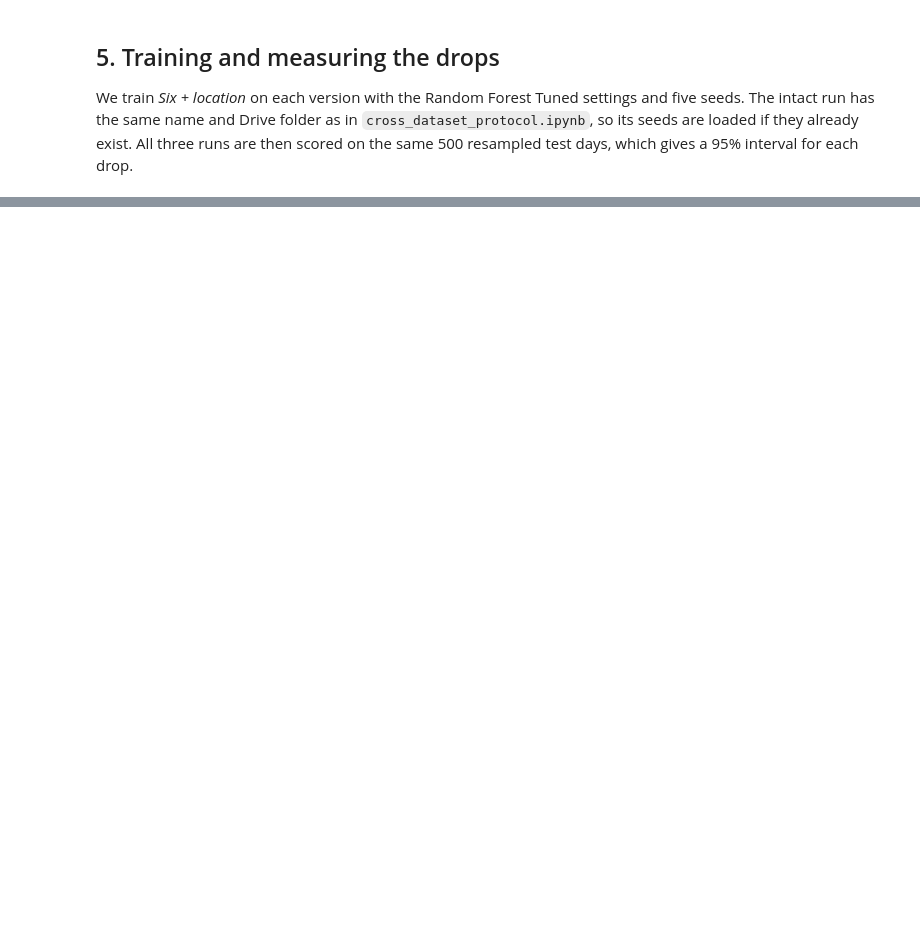
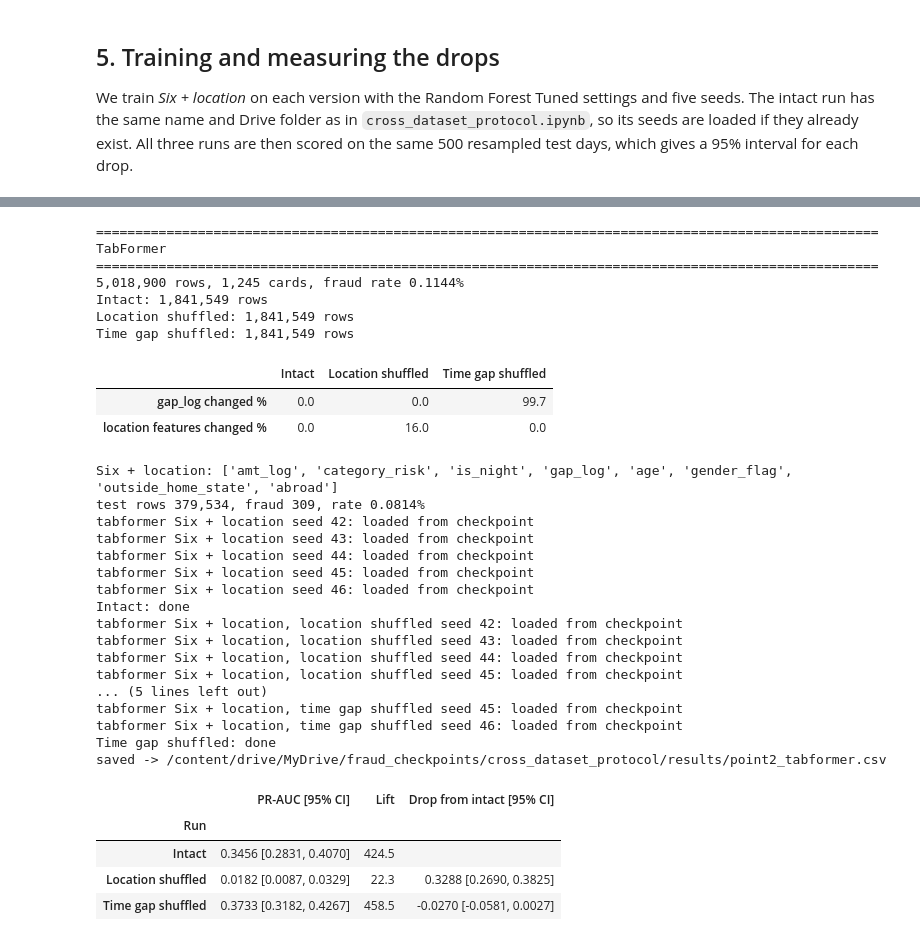
Before and after one commit to subbareddypullalacheruvu/Major-Project-Robust-Fraud-Detection-with-Spatial-Temporal-Features-and-Class-Imbalance-Learning-, a Jupyter notebook: notebooks/shuffle_tests.ipynb, the cells around one changed output, grey strips where cells are left out. Cells and saved outputs as stored; diff of their text form; code cells hidden in the pictures; blank space fills up the shorter version.

```diff
--- a/notebooks/shuffle_tests.ipynb
+++ b/notebooks/shuffle_tests.ipynb
@@ -320,17 +305,3 @@ test rows 555,719, fraud 2,145, rate 0.3860%
 # %% [markdown]
 ## 5. Training and measuring the drops
 We train *Six + location* on each version with the Random Forest Tuned settings and five seeds. The intact run has the same name and Drive folder as in `cross_dataset_protocol.ipynb`, so its seeds are loaded if they already exist. All three runs are then scored on the same 500 resampled test days, which gives a 95% interval for each drop.
-# %%
-# 5.1 Train Six + location on each version (five seeds, threshold chosen on validation)
-def make_rf(n_features):
-    return lambda s: RandomForestClassifier(n_estimators=N_TREES, max_features=min(3, n_features),
-                                            min_samples_leaf=5, random_state=s, n_jobs=-1)
-
-RUN_NAMES = {'Intact': f'{DATASET} Six + location',                   # same name as cross_dataset_protocol.ipynb
-             'Location shuffled': f'{DATASET} Six + location, location shuffled',
-             'Time gap shuffled': f'{DATASET} Six + location, time gap shuffled'}
-runs = {}
-for name, (a, b, c) in splits.items():
-    runs[name] = run_seeds(RUN_NAMES[name], make_rf(len(FEATURES)),
-                           a[FEATURES], a['_y'], b[FEATURES], b['_y'], c[FEATURES], SEEDS,
-                           checkpoint_dir=CHECKPOINT_DIR)
@@ -395,0 +355,34 @@ saved -> /content/drive/MyDrive/fraud_checkpoints/cross_dataset_protocol/results
+# %%
+# 6.1 One dataset after another
+os.makedirs('results', exist_ok=True)
+for ds in DATASETS:
+    print('=' * 100, f'\n{NAMES[ds]}\n' + '=' * 100)
+    d, _, _ = LOADERS[ds]()
+    print(f'{len(d):,} rows, {d["_card"].nunique():,} cards, fraud rate {d["_y"].mean():.4%}')
+    base = prepare_base(d)
+    del d; gc.collect()
+
+    versions = {}
+    for name, shuffle in [('Intact', None), ('Location shuffled', 'location'), ('Time gap shuffled', 'time')]:
+        versions[name], location = build(base, ds, shuffle)
+        print(f'{name}: {len(versions[name]):,} rows')
+    del base; gc.collect()
+    display(shuffle_check(versions, location))
+
+    features = SIX + [c for c in location if c not in SIX]
+    print('Six + location:', features)
+    splits = {name: split(x, ds) for name, x in versions.items()}
+    del versions; gc.collect()
+    y_test = splits['Intact'][2]['_y']
+    for a, b, c in splits.values():
+        assert (c['_y'].values == y_test.values).all()
+    print(f'test rows {len(y_test):,}, fraud {int(y_test.sum()):,}, rate {y_test.mean():.4%}')
+
+    result = train_and_compare(splits, ds, features)
+    out = f"{RESULTS_DIR}/point2_{ds}{'_quick' if QUICK else ''}.csv"
+    result.to_csv(out, index=False)
+    result.to_csv(f"results/point2_{ds}{'_quick' if QUICK else ''}.csv", index=False)
+    print('saved ->', out)
+    display(results_table(result))
+    del splits; gc.collect()
+# %% [output]
@@ -396 +421,33 @@ saved -> /content/drive/MyDrive/fraud_checkpoints/cross_dataset_protocol/results
+====================================================================================================
+TabFormer
+====================================================================================================
+5,018,900 rows, 1,245 cards, fraud rate 0.1144%
+Intact: 1,841,549 rows
+Location shuffled: 1,841,549 rows
+Time gap shuffled: 1,841,549 rows
+|  | Intact | Location shuffled | Time gap shuffled |
+| gap_log changed % | 0.0 | 0.0 | 99.7 |
+| location features changed % | 0.0 | 16.0 | 0.0 |
+Six + location: ['amt_log', 'category_risk', 'is_night', 'gap_log', 'age', 'gender_flag', 'outside_home_state', 'abroad']
+test rows 379,534, fraud 309, rate 0.0814%
+tabformer Six + location seed 42: loaded from checkpoint
+tabformer Six + location seed 43: loaded from checkpoint
+tabformer Six + location seed 44: loaded from checkpoint
+tabformer Six + location seed 45: loaded from checkpoint
+tabformer Six + location seed 46: loaded from checkpoint
+Intact: done
+tabformer Six + location, location shuffled seed 42: loaded from checkpoint
+tabformer Six + location, location shuffled seed 43: loaded from checkpoint
+tabformer Six + location, location shuffled seed 44: loaded from checkpoint
+tabformer Six + location, location shuffled seed 45: loaded from checkpoint
+... (5 lines left out)
+tabformer Six + location, time gap shuffled seed 45: loaded from checkpoint
+tabformer Six + location, time gap shuffled seed 46: loaded from checkpoint
+Time gap shuffled: done
+saved -> /content/drive/MyDrive/fraud_checkpoints/cross_dataset_protocol/results/point2_tabformer.csv
+|  | PR-AUC [95% CI] | Lift | Drop from intact [95% CI] |
+| Run |  |  |  |
+| Intact | 0.3456 [0.2831, 0.4070] | 424.5 |  |
+| Location shuffled | 0.0182 [0.0087, 0.0329] | 22.3 | 0.3288 [0.2690, 0.3825] |
+| Time gap shuffled | 0.3733 [0.3182, 0.4267] | 458.5 | -0.0270 [-0.0581, 0.0027] |
 # %% [markdown]
```
Also changed, not shown: parts of 19 cells of this notebook.
